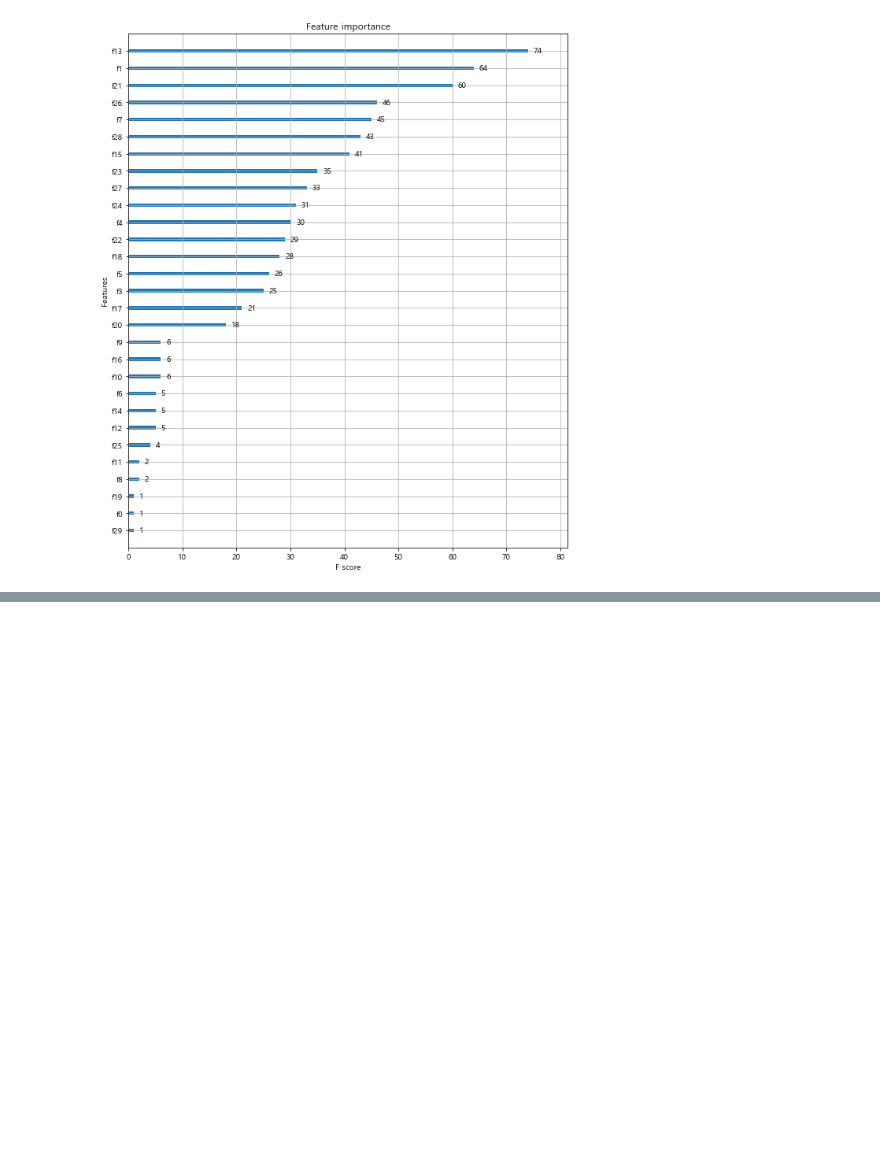
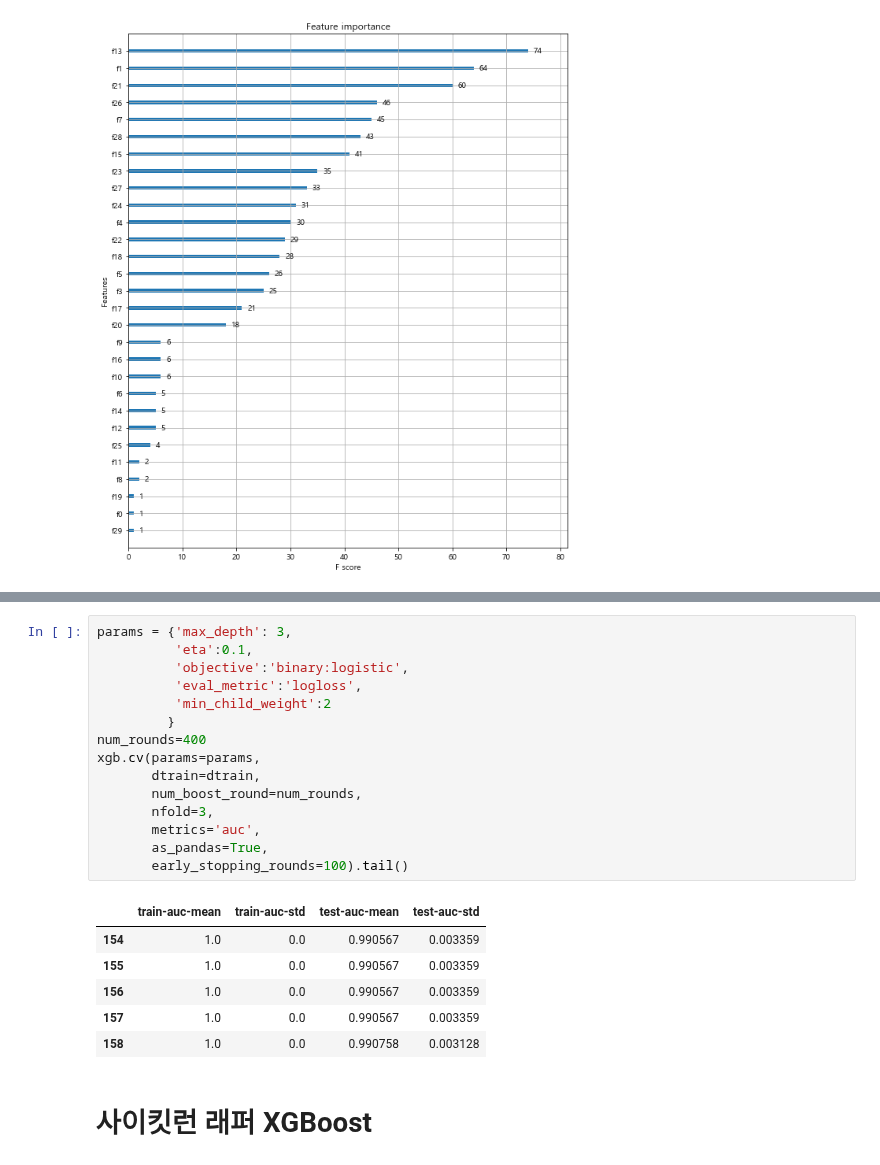
Before and after one commit to unknown-jun/Machine_Learning, a Jupyter notebook: ML_Book/05_5. XGBoost(eXtra Gradient Boost).ipynb, the cells around one changed output, grey strips where cells are left out. Drawn from its saved outputs; the diff is of its cells as text; blank space fills up the shorter version.

```diff
--- a/ML_Book/05_5. XGBoost(eXtra Gradient Boost).ipynb
+++ b/ML_Book/05_5. XGBoost(eXtra Gradient Boost).ipynb
@@ -170,0 +178,24 @@ plot_importance(xgb_model, ax=ax);
+# %%
+params = {'max_depth': 3,
+          'eta':0.1,
+          'objective':'binary:logistic',
+          'eval_metric':'logloss',
+          'min_child_weight':2
+         }
+num_rounds=400
+xgb.cv(params=params,
+       dtrain=dtrain,
+       num_boost_round=num_rounds,
+       nfold=3,
+       metrics='auc',
+       as_pandas=True,
+       early_stopping_rounds=100).tail()
+# %% [output]
+|  | train-auc-mean | train-auc-std | test-auc-mean | test-auc-std |
+| 154 | 1.0 | 0.0 | 0.990567 | 0.003359 |
+| 155 | 1.0 | 0.0 | 0.990567 | 0.003359 |
+| 156 | 1.0 | 0.0 | 0.990567 | 0.003359 |
+| 157 | 1.0 | 0.0 | 0.990567 | 0.003359 |
+| 158 | 1.0 | 0.0 | 0.990758 | 0.003128 |
+# %% [markdown]
+# 사이킷런 래퍼 XGBoost
```
Also changed, not shown: parts of 9 cells of this notebook.
